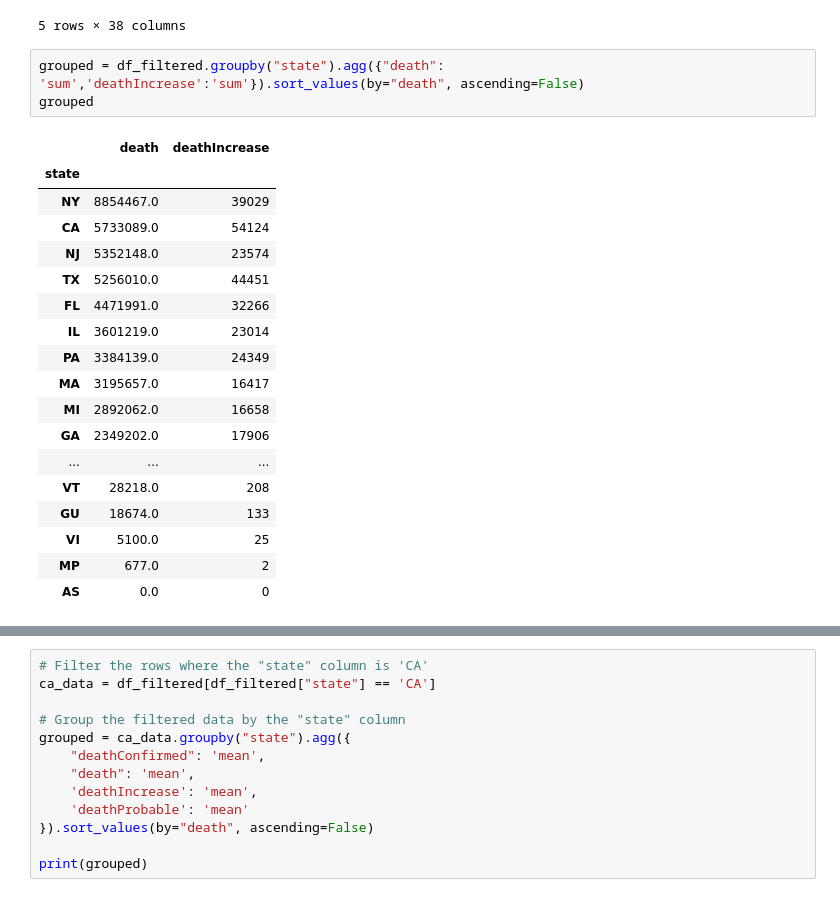
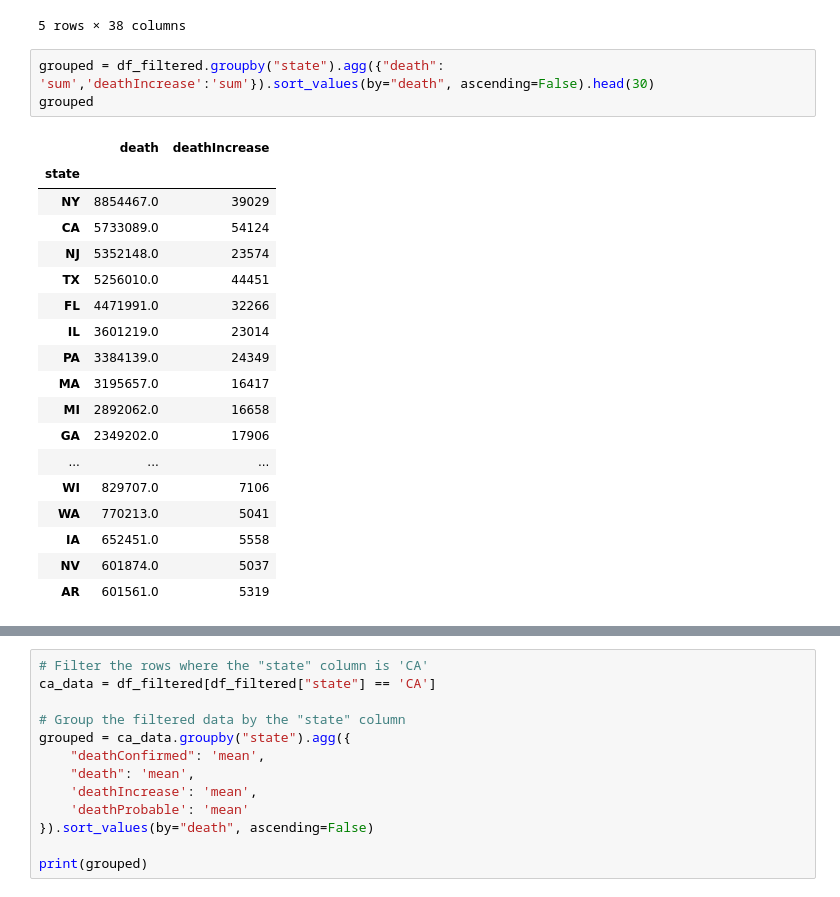
Before and after one commit to AI-School-F5-P2/Covid-3, a Jupyter notebook: Covid1.ipynb, the cells around one changed output, grey strips where cells are left out. Saved outputs shown, nothing was run; the diff lists cells and outputs as text.

```diff
--- a/Covid1.ipynb
+++ b/Covid1.ipynb
@@ -179,27 +115,27 @@ df_filtered.head()
 | 4 | 20210307 | AZ | 826454.0 | 56519.0 | 3073010.0 | 7908105.0 | 963.0 | ... |
 5 rows × 38 columns
 # %%
-grouped = df_filtered.groupby("state").agg({"death": 'sum','deathIncrease':'sum'}).sort_values(by="death", ascending=False)
+grouped = df_filtered.groupby("state").agg({"death": 'sum','deathIncrease':'sum'}).sort_values(by="death", ascending=False).head(30)
 grouped
 # %% [output]
 |  | death | deathIncrease |
 | state |  |  |
 | NY | 8854467.0 | 39029 |
 | CA | 5733089.0 | 54124 |
 | NJ | 5352148.0 | 23574 |
 | TX | 5256010.0 | 44451 |
 | FL | 4471991.0 | 32266 |
 | IL | 3601219.0 | 23014 |
 | PA | 3384139.0 | 24349 |
 | MA | 3195657.0 | 16417 |
 | MI | 2892062.0 | 16658 |
 | GA | 2349202.0 | 17906 |
 | ... | ... | ... |
-| VT | 28218.0 | 208 |
-| GU | 18674.0 | 133 |
-| VI | 5100.0 | 25 |
-| MP | 677.0 | 2 |
-| AS | 0.0 | 0 |
+| WI | 829707.0 | 7106 |
+| WA | 770213.0 | 5041 |
+| IA | 652451.0 | 5558 |
+| NV | 601874.0 | 5037 |
+| AR | 601561.0 | 5319 |
 # %%
 plt.figure(figsize=(10, 8))
 grouped_reset = grouped.reset_index()  # Reset the index
```
Also changed, not shown: parts of 7 cells of this notebook, 1 other file.
